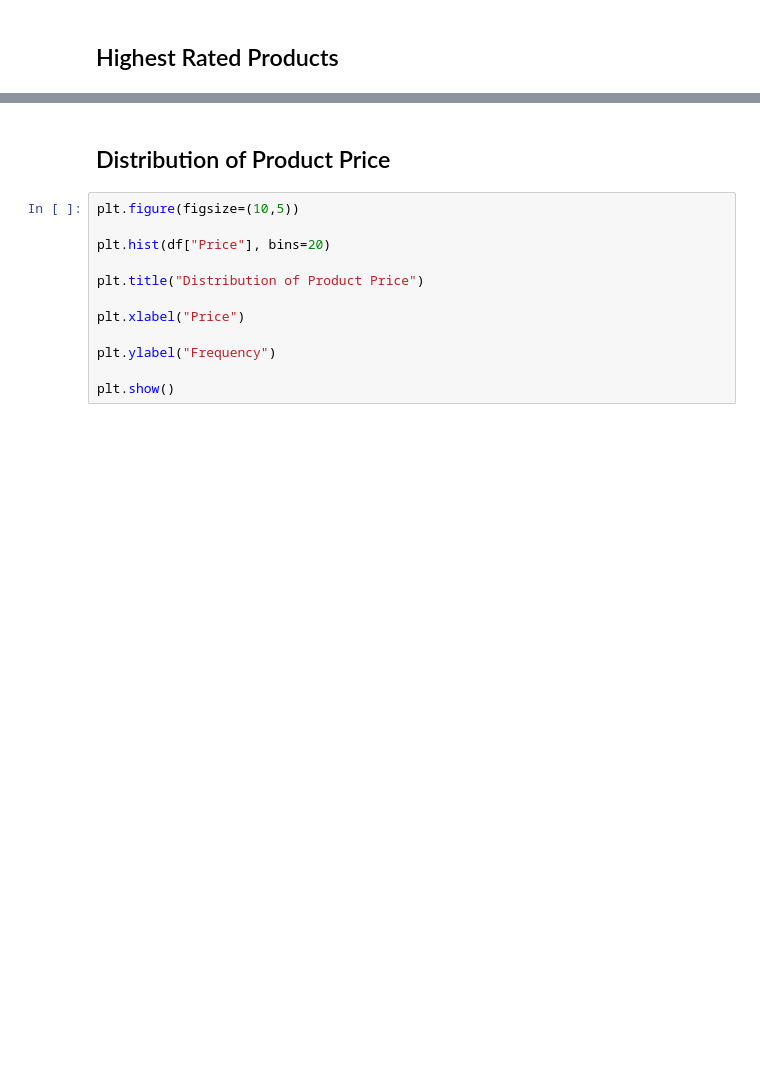
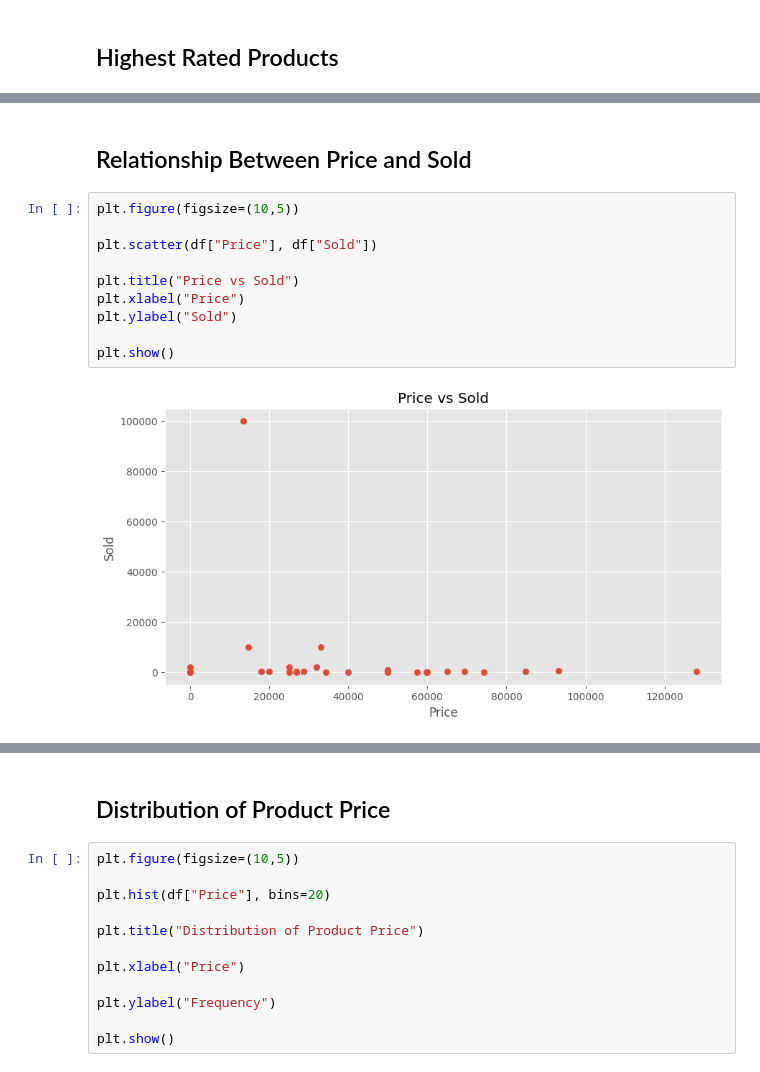
Before and after one commit to anandakarniaa/tokopedia-etl-pipeline, a Jupyter notebook: notebook/eda.ipynb, the cells around one changed output, grey strips where cells are left out. Drawn from its saved outputs; the diff is of its cells as text; blank space fills up the shorter version.

```diff
--- a/notebook/eda.ipynb
+++ b/notebook/eda.ipynb
@@ -158,0 +249,14 @@ df.sort_values("Rating", ascending=False).head(10)
+# %% [markdown]
+## Relationship Between Price and Sold
+# %%
+plt.figure(figsize=(10,5))
+
+plt.scatter(df["Price"], df["Sold"])
+
+plt.title("Price vs Sold")
+plt.xlabel("Price")
+plt.ylabel("Sold")
+
+plt.show()
+# %% [output]
+[figure, added]
```
Also changed, not shown: parts of 60 cells of this notebook, 19 other files.
